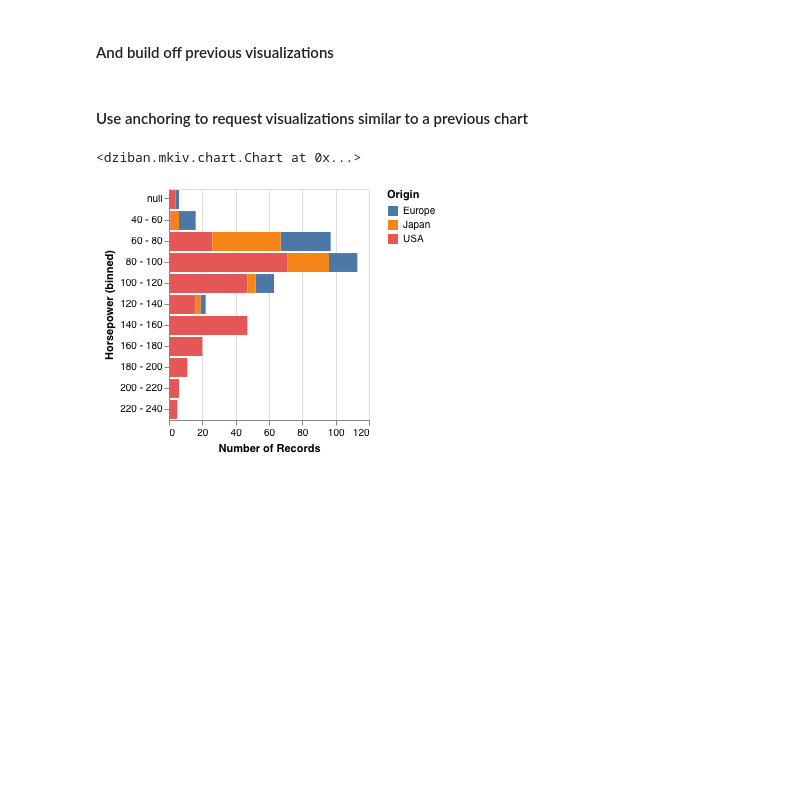
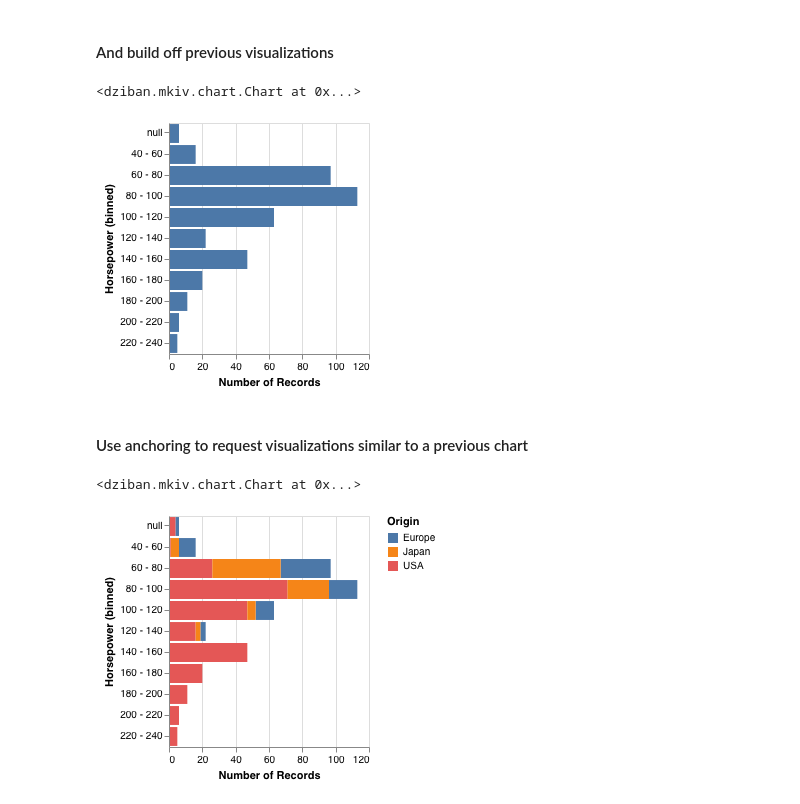
Before and after one commit to uwdata/dziban, a Jupyter notebook: examples/MKIV.ipynb, the cells around one changed output. Drawn from its saved outputs; the diff is of its cells as text; code cells hidden in the pictures; blank space fills up the shorter version.

```diff
--- a/examples/MKIV.ipynb
+++ b/examples/MKIV.ipynb
@@ -64,6 +68,10 @@ vertical_strip = base.y(field='Horsepower')
 #### And build off previous visualizations
 # %%
 count = vertical_strip.field('Horsepower', aggregate='count')
+count
+# %% [output]
+<dziban.mkiv.chart.Chart at 0x...>
+[figure, added]
 # %% [markdown]
 #### Use anchoring to request visualizations similar to a previous chart
 # %%
```
Also changed, not shown: parts of 1 cell of this notebook.
